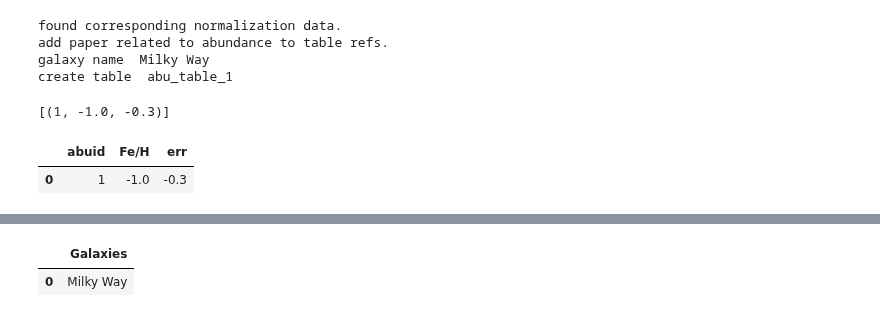
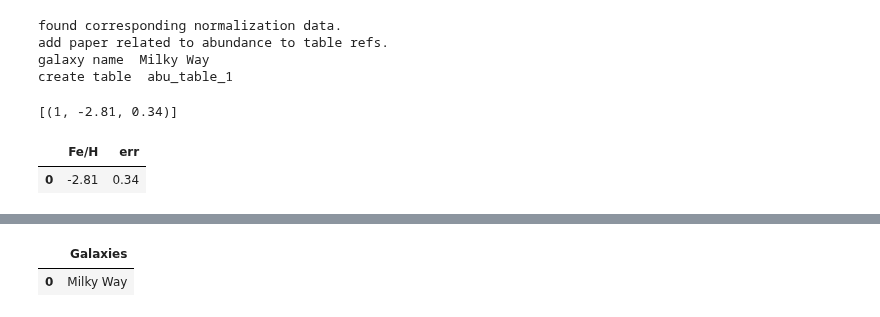
Before and after one commit to NuGrid/NuPyCEE, a Jupyter notebook: DOC/Capabilities/SQL_stellab.ipynb, the cells around one changed output, grey strips where cells are left out. Saved outputs shown, nothing was run; the diff lists cells and outputs as text; code cells hidden in the pictures.

```diff
--- a/DOC/Capabilities/SQL_stellab.ipynb
+++ b/DOC/Capabilities/SQL_stellab.ipynb
@@ -148,11 +150,11 @@ create table  abu_table_1
 # %%
 #check if table exists, and print it.
 get_abundance_paper=['Venn',2012,'Milky Way']
-get_abundance_data(abu_paper=get_abundance_paper)
+stsql.get_abundance_data(abu_paper=get_abundance_paper)
 # %% [output]
-[(1, -1.0, -0.3)]
+[(1, -2.81, 0.34)]
-|  | abuid | Fe/H | err |
-| 0 | 1 | -1.0 | -0.3 |
+|  | Fe/H | err |
+| 0 | -2.81 | 0.34 |
 # %%
 #check if table exists in the registration table abu_table_reg.
 #refid is the id which refers to the paper reference in the refs table which holds all references.
```
Also changed, not shown: parts of 15 cells of this notebook, 1 other file.
